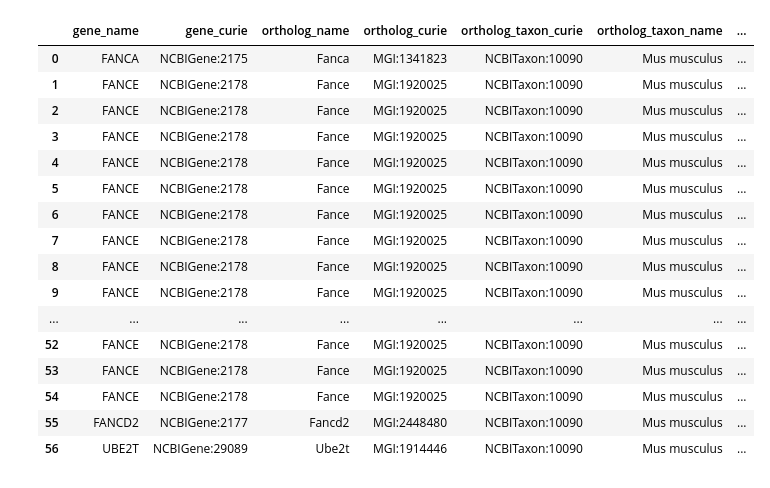
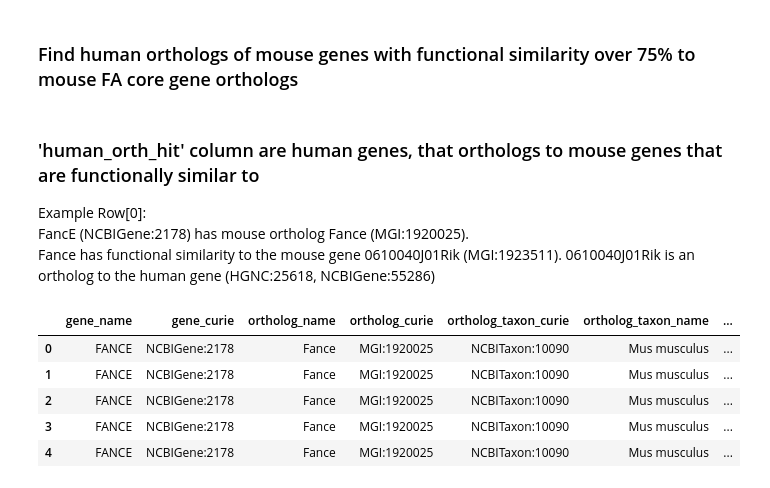
Before and after one commit to ncats/translator-workflows, a Jupyter notebook: Orange_Demonstrator_1_CQs/OrangeQ1.2_GO_Functional_Similarity/CQ1.2.ipynb, the cells around one changed output. Drawn from its saved outputs; the diff is of its cells as text; code cells hidden in the pictures.

```diff
--- a/Orange_Demonstrator_1_CQs/OrangeQ1.2_GO_Functional_Similarity/CQ1.2.ipynb
+++ b/Orange_Demonstrator_1_CQs/OrangeQ1.2_GO_Functional_Similarity/CQ1.2.ipynb
@@ -30,13 +60,17 @@ class BioLinkWrapper(object):
         self.endpoint = 'https://api.monarchinitiative.org/api/'
 
     def get_gene(self, gene_curie):
+        params = {}
         url = '{}bioentity/gene/{}'.format(self.endpoint, gene_curie)
-        response = requests.get(url)
+        response = requests.get(url, params)
         return response.json()
 
-    def get_orthologs(self, gene_curie):
+    def get_orthologs(self, gene_curie, orth_taxon=None):
+        params = {}
+        if orth_taxon:
+            params['homolog_taxon'] = orth_taxon
         url = '{}bioentity/gene/{}/homologs/'.format(self.endpoint, gene_curie)
-        response = requests.get(url)
+        response = requests.get(url, params)
         return response.json()
 
     def get_phenotypes(self,gene_curie):
@@ -226,20 +241,29 @@ asoc_mouse.annotations('MGI:MGI:1915971')
+# %% [markdown]
+### Find human orthologs of mouse genes with functional similarity over 75% to mouse FA core gene orthologs
+# %%
+def find_human_orthologs(curie):
+    orth_list = list()
+    BioL = BioLinkWrapper()
+    orths = BioL.get_orthologs(gene_curie=curie, orth_taxon='NCBITaxon:9606')
+    if 'associations' in orths.keys():
+        for orth in orths['associations']:
+            orth_list.append(orth['object']['id'])
+    return orth_list
+# %%
+mouse_sims_df['human_orth_hit'] = mouse_sims_df['non_fa_hit_curie'].apply(find_human_orthologs)
+# %% [markdown]
+### 'human_orth_hit' column are human genes, that orthologs to mouse genes that are functionally similar to
+
+Example Row[0]:
+FancE (NCBIGene:2178) has mouse ortholog Fance (MGI:1920025).
+Fance has functional similarity to the mouse gene  0610040J01Rik (MGI:1923511).
+0610040J01Rik is an ortholog to the human gene (HGNC:25618, NCBIGene:55286)
 # %%
-mouse_sims_df
+mouse_sims_df.head()
 # %% [output]
 |  | gene_name | gene_curie | ortholog_name | ortholog_curie | ortholog_taxon_curie | ortholog_taxon_name | ... |
-| 0 | FANCA | NCBIGene:2175 | Fanca | MGI:1341823 | NCBITaxon:10090 | Mus musculus | ... |
+| 0 | FANCE | NCBIGene:2178 | Fance | MGI:1920025 | NCBITaxon:10090 | Mus musculus | ... |
 | 1 | FANCE | NCBIGene:2178 | Fance | MGI:1920025 | NCBITaxon:10090 | Mus musculus | ... |
 | 2 | FANCE | NCBIGene:2178 | Fance | MGI:1920025 | NCBITaxon:10090 | Mus musculus | ... |
 | 3 | FANCE | NCBIGene:2178 | Fance | MGI:1920025 | NCBITaxon:10090 | Mus musculus | ... |
 | 4 | FANCE | NCBIGene:2178 | Fance | MGI:1920025 | NCBITaxon:10090 | Mus musculus | ... |
-| 5 | FANCE | NCBIGene:2178 | Fance | MGI:1920025 | NCBITaxon:10090 | Mus musculus | ... |
-| 6 | FANCE | NCBIGene:2178 | Fance | MGI:1920025 | NCBITaxon:10090 | Mus musculus | ... |
-| 7 | FANCE | NCBIGene:2178 | Fance | MGI:1920025 | NCBITaxon:10090 | Mus musculus | ... |
-| 8 | FANCE | NCBIGene:2178 | Fance | MGI:1920025 | NCBITaxon:10090 | Mus musculus | ... |
-| 9 | FANCE | NCBIGene:2178 | Fance | MGI:1920025 | NCBITaxon:10090 | Mus musculus | ... |
-| ... | ... | ... | ... | ... | ... | ... | ... |
-| 52 | FANCE | NCBIGene:2178 | Fance | MGI:1920025 | NCBITaxon:10090 | Mus musculus | ... |
-| 53 | FANCE | NCBIGene:2178 | Fance | MGI:1920025 | NCBITaxon:10090 | Mus musculus | ... |
-| 54 | FANCE | NCBIGene:2178 | Fance | MGI:1920025 | NCBITaxon:10090 | Mus musculus | ... |
-| 55 | FANCD2 | NCBIGene:2177 | Fancd2 | MGI:2448480 | NCBITaxon:10090 | Mus musculus | ... |
-| 56 | UBE2T | NCBIGene:29089 | Ube2t | MGI:1914446 | NCBITaxon:10090 | Mus musculus | ... |
```
Also changed, not shown: parts of 43 cells of this notebook, 1 other file.
